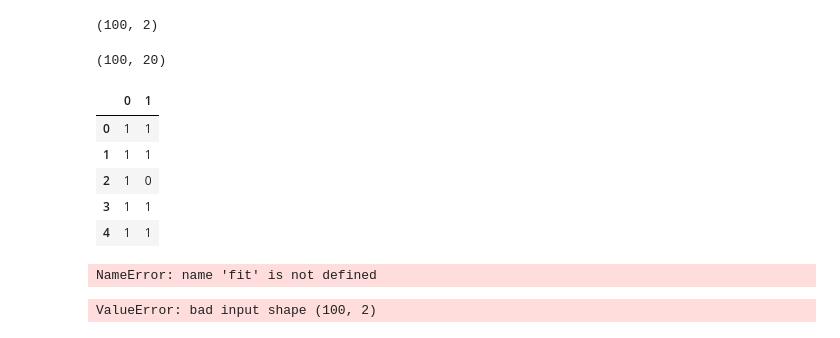
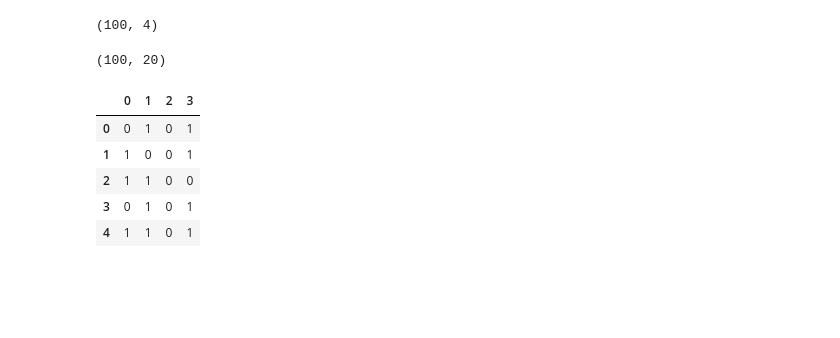
Before and after one commit to abel47/Bachelor-s-Thesis, a Jupyter notebook: feature.ipynb, the cells around one changed output. Cells and saved outputs as stored; diff of their text form; code cells hidden in the pictures; blank space fills up the shorter version.

```diff
--- a/feature.ipynb
+++ b/feature.ipynb
@@ -16,9 +20,11 @@ from sklearn.model_selection import train_test_split
 # plot_subfigure(X, Y, 1, "With unlabeled samples + CCA", "cca")
 # plot_subfigure(X, Y, 2, "With unlabeled samples + PCA", "pca")
 
-X, y = make_multilabel_classification(n_classes=2, n_labels=2, allow_unlabeled=False, random_state=1)
+X, y = make_multilabel_classification(n_classes=4, n_labels=2,sparse = True, allow_unlabeled=False, random_state=1)
 
 yy = y
+
+#y = sparse.csr_matrix(y)
 
 # plot_subfigure(X, Y, 3, "Without unlabeled samples + CCA", "cca")
 # plot_subfigure(X, Y, 4, "Without unlabeled samples + PCA", "pca")
@@ -28,21 +58,21 @@ yy = y
 # %%
 y.shape
 # %% [output]
-(100, 2)
+(100, 4)
 # %%
 X.shape
 # %% [output]
 (100, 20)
 # %%
-df = pd.DataFrame(data=y)
+df = pd.DataFrame(data=yy)
 df.head()
 # %% [output]
-|  | 0 | 1 |
-| 0 | 1 | 1 |
-| 1 | 1 | 1 |
-| 2 | 1 | 0 |
-| 3 | 1 | 1 |
-| 4 | 1 | 1 |
+|  | 0 | 1 | 2 | 3 |
+| 0 | 0 | 1 | 0 | 1 |
+| 1 | 1 | 0 | 0 | 1 |
+| 2 | 1 | 1 | 0 | 0 |
+| 3 | 0 | 1 | 0 | 1 |
+| 4 | 1 | 1 | 0 | 1 |
 # %%
 X_train, X_test, y_train, y_test = train_test_split(X, y, test_size=0.33)
 # %%
@@ -58,21 +88,12 @@ from sklearn import preprocessing
 classifier = LabelPowerset(GaussianNB())
 
 # train
-classifier.fit(X_train, y_train)
+classifier = classifier.fit(X_train, y_train)
+
+# # predict
+# predictions = classifier.predict(X_test)
+
+# accuracy_score(y_test,predictions)
-# %% [output]
-NameError: name 'fit' is not defined
-# %%
-le = preprocessing.LabelEncoder()
-
-le.fit(y)
-
-# le.classes_
-
-# le.transform([1, 1, 2, 6])
-
-# le.inverse_transform([0, 0, 1, 2])
-# %% [output]
-ValueError: bad input shape (100, 2)
 # %%
 y_train.shape
 # %% [output]
```
Also changed, not shown: parts of 12 cells of this notebook.
